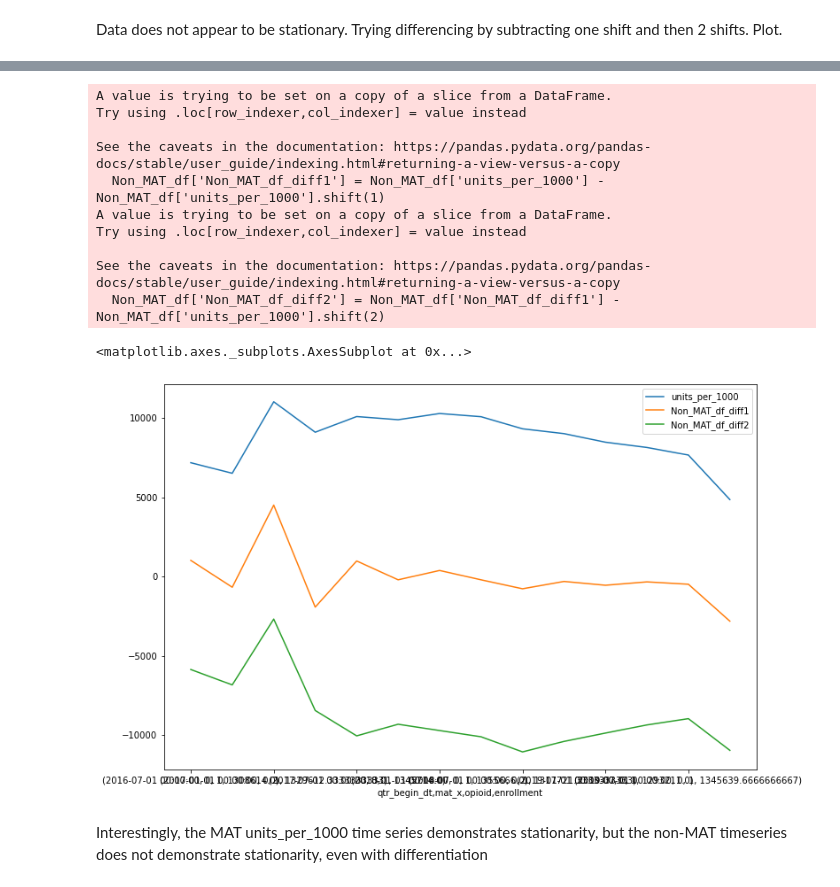
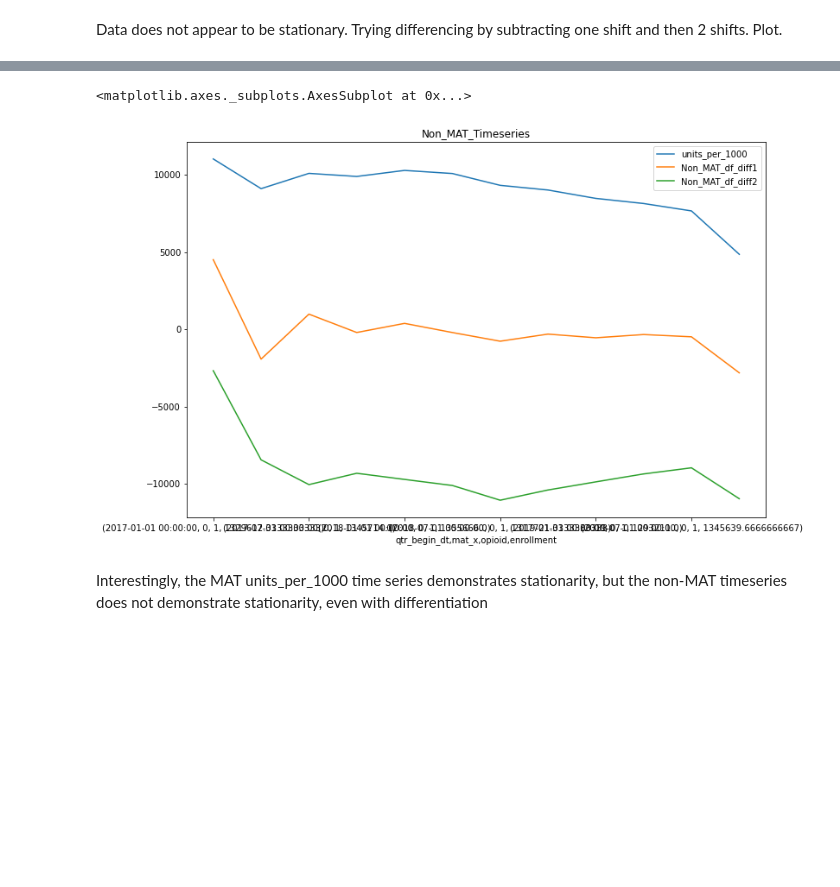
Before and after one commit to tiffany1576/personal_portfolio, a Jupyter notebook: Capstone/Opioid_Prescription_Model.ipynb, the cells around one changed output, grey strips where cells are left out. Cells and saved outputs as stored; diff of their text form; code cells hidden in the pictures; blank space fills up the shorter version.

```diff
--- a/Capstone/Opioid_Prescription_Model.ipynb
+++ b/Capstone/Opioid_Prescription_Model.ipynb
@@ -234,23 +234,13 @@ MAT_df['MAT_df_diff2'].plot(figsize = (12,8), legend = True)
 # %%
 Non_MAT_df['Non_MAT_df_diff1'] = Non_MAT_df['units_per_1000'] - Non_MAT_df['units_per_1000'].shift(1)
 Non_MAT_df['Non_MAT_df_diff2'] = Non_MAT_df['Non_MAT_df_diff1'] - Non_MAT_df['units_per_1000'].shift(2)
 Non_MAT_df= Non_MAT_df.dropna()
-Non_MAT_df['units_per_1000'].plot(figsize = (12,8), legend = True)
+Non_MAT_df['units_per_1000'].plot(figsize = (12,8), legend = True, title = 'Non_MAT_Timeseries')
 Non_MAT_df['Non_MAT_df_diff1'].plot(figsize = (12,8), legend = True)
 Non_MAT_df['Non_MAT_df_diff2'].plot(figsize = (12,8), legend = True)
 # %% [output]
-A value is trying to be set on a copy of a slice from a DataFrame.
-Try using .loc[row_indexer,col_indexer] = value instead
-
-See the caveats in the documentation: https://pandas.pydata.org/pandas-docs/stable/user_guide/indexing.html#returning-a-view-versus-a-copy
-  Non_MAT_df['Non_MAT_df_diff1'] = Non_MAT_df['units_per_1000'] - Non_MAT_df['units_per_1000'].shift(1)
-A value is trying to be set on a copy of a slice from a DataFrame.
-Try using .loc[row_indexer,col_indexer] = value instead
-
-See the caveats in the documentation: https://pandas.pydata.org/pandas-docs/stable/user_guide/indexing.html#returning-a-view-versus-a-copy
-  Non_MAT_df['Non_MAT_df_diff2'] = Non_MAT_df['Non_MAT_df_diff1'] - Non_MAT_df['units_per_1000'].shift(2)
+<matplotlib.axes._subplots.AxesSubplot at 0x...>
-<matplotlib.axes._subplots.AxesSubplot at 0x...>
-[figure, old version]
+[figure, new version]
 # %% [markdown]
 Interestingly, the MAT units_per_1000 time series demonstrates stationarity, but the non-MAT timeseries does not demonstrate stationarity, even with differentiation
 # %%
```
Also changed, not shown: parts of 1 cell of this notebook.
